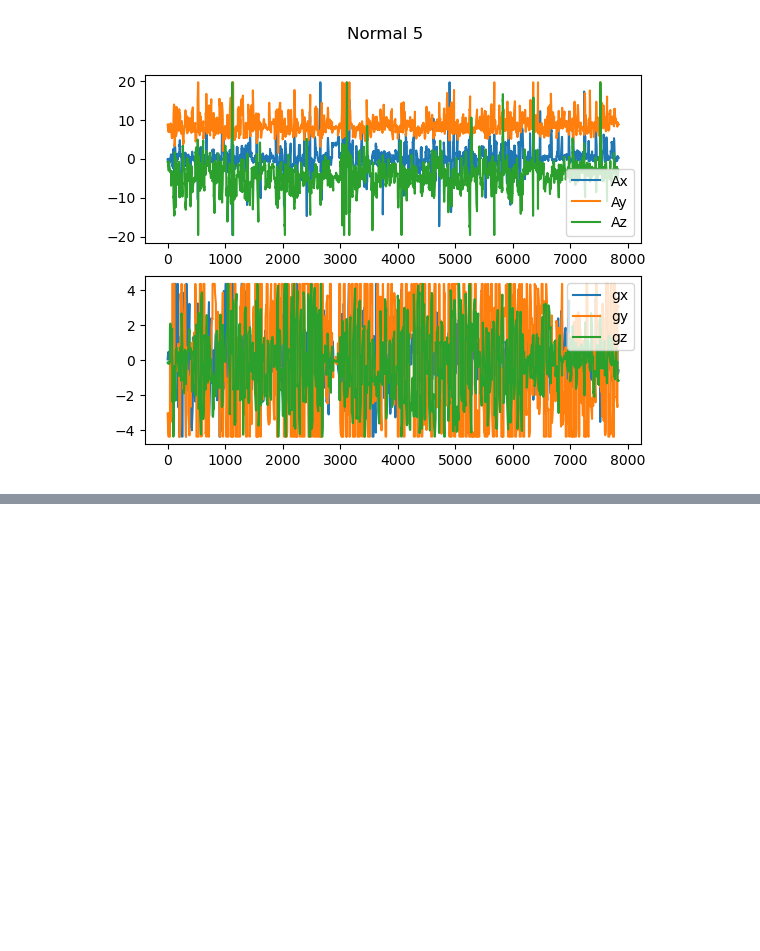
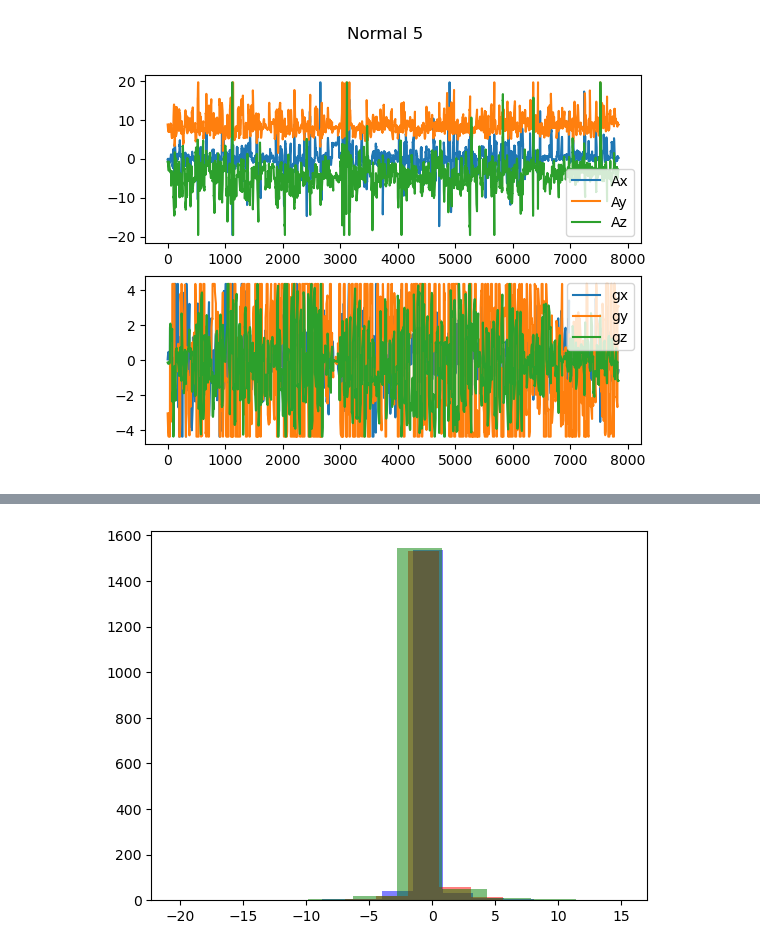
Before and after one commit to NUSMedTechMorphine/Morphine-22-23, a Jupyter notebook: ML/Codes/19-01-23 Visualization.ipynb, the cells around one changed output, grey strips where cells are left out. Saved outputs shown, nothing was run; the diff lists cells and outputs as text; code cells hidden in the pictures; blank space fills up the shorter version.

```diff
--- a/ML/Codes/19-01-23 Visualization.ipynb
+++ b/ML/Codes/19-01-23 Visualization.ipynb
@@ -99,0 +126,7 @@ plt.show()
+# %%
+plt.hist(normal4_jumps[:,0], alpha = 0.5, color = 'blue')
+plt.hist(normal4_jumps[:,1], alpha = 0.5, color = 'red')
+plt.hist(normal4_jumps[:,2], alpha = 0.5, color = 'green')
+plt.show()
+# %% [output]
+[figure, added]
```
Also changed, not shown: parts of 10 cells of this notebook.
